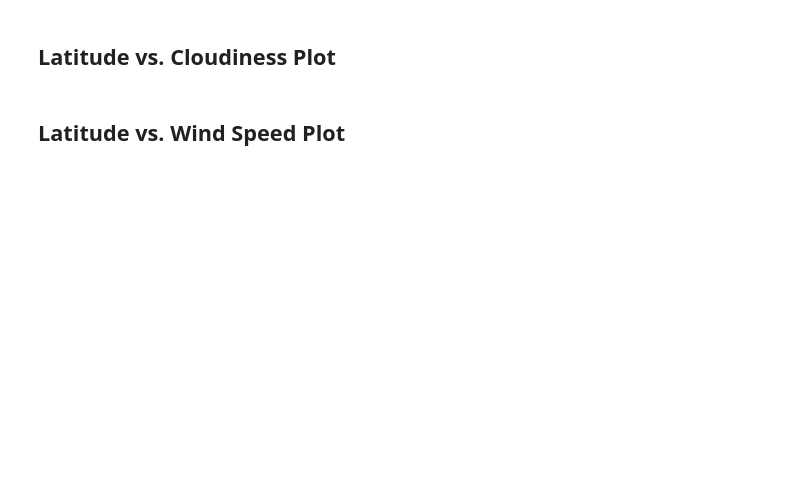
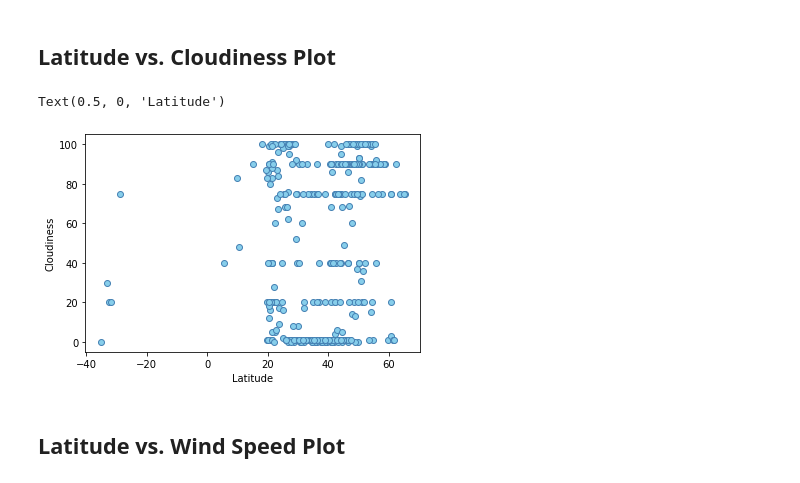
Before and after one commit to dianewitt/06-python-api, a Jupyter notebook: WeatherPy/WeatherPy.ipynb, the cells around one changed output. Saved outputs shown, nothing was run; the diff lists cells and outputs as text; code cells hidden in the pictures; blank space fills up the shorter version.

```diff
--- a/WeatherPy/WeatherPy.ipynb
+++ b/WeatherPy/WeatherPy.ipynb
@@ -178,4 +247,12 @@ After each plot add a sentence or too explaining what the code is and analyzing.
 # %% [markdown]
 ## Latitude vs. Cloudiness Plot
+# %%
+# Tell matplotlib to create a scatter plot based upon the above data
+plt.scatter(latitude, cloudiness, marker="o", facecolors="skyblue", edgecolors="steelblue")
+plt.ylabel("Cloudiness")
+plt.xlabel("Latitude")
+# %% [output]
+Text(0.5, 0, 'Latitude')
+[figure, added]
 # %% [markdown]
 ## Latitude vs. Wind Speed Plot
```
Also changed, not shown: parts of 15 cells of this notebook.
